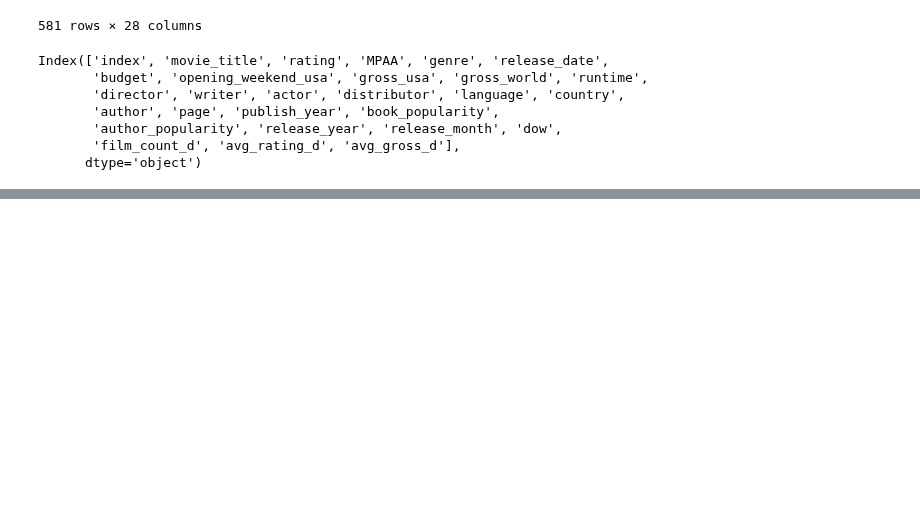
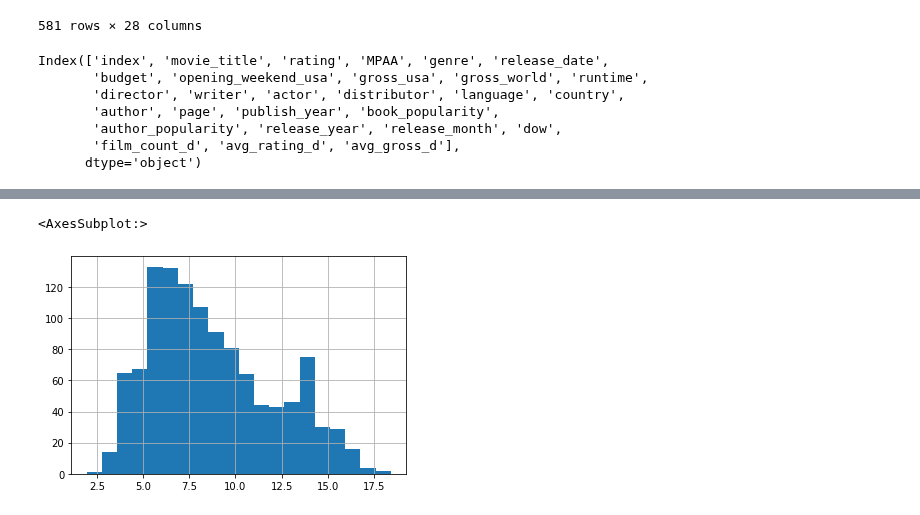
Before and after one commit to katiehuang1221/Predict-Revenue-Of-Movie-Adaptation, a Jupyter notebook: notebooks/complete_data.ipynb, the cells around one changed output, grey strips where cells are left out. Drawn from its saved outputs; the diff is of its cells as text; code cells hidden in the pictures; blank space fills up the shorter version.

```diff
--- a/notebooks/complete_data.ipynb
+++ b/notebooks/complete_data.ipynb
@@ -317,0 +294,3 @@ all_dc_df = pd.merge(all_d_df, movie_actor_df, lon=['movie_title','director'] ,h
+# %%
+# Load book_history_2
+book_history = pd.read_pickle('../dump/book_history_2_data')
@@ -317,0 +352,2 @@ all_dc_df = pd.merge(all_d_df, movie_actor_df, lon=['movie_title','director'] ,h
+# %%
+book_history['release_date'] = book_history['release_date'].astype('datetime64[ns]')
@@ -317,0 +373,5 @@ all_dc_df = pd.merge(all_d_df, movie_actor_df, lon=['movie_title','director'] ,h
+# %%
+np.log(book_history.title_search).hist(bins=20)
+# %% [output]
+<AxesSubplot:>
+[figure, added]
```
Also changed, not shown: parts of 86 cells of this notebook, 3 other files.
